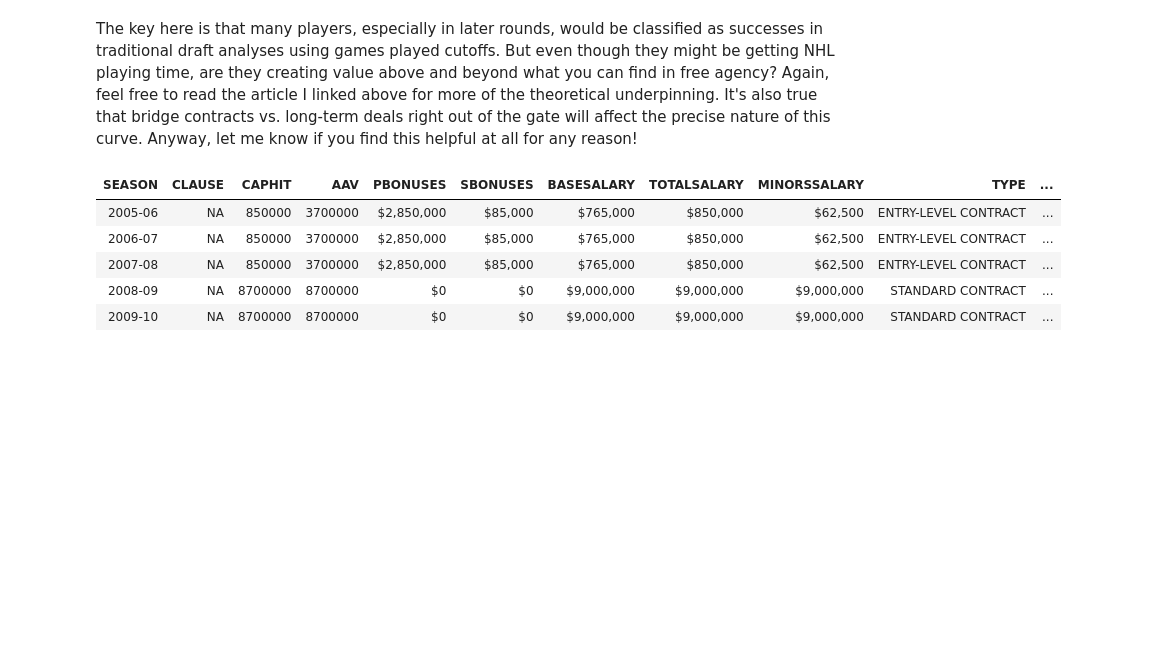
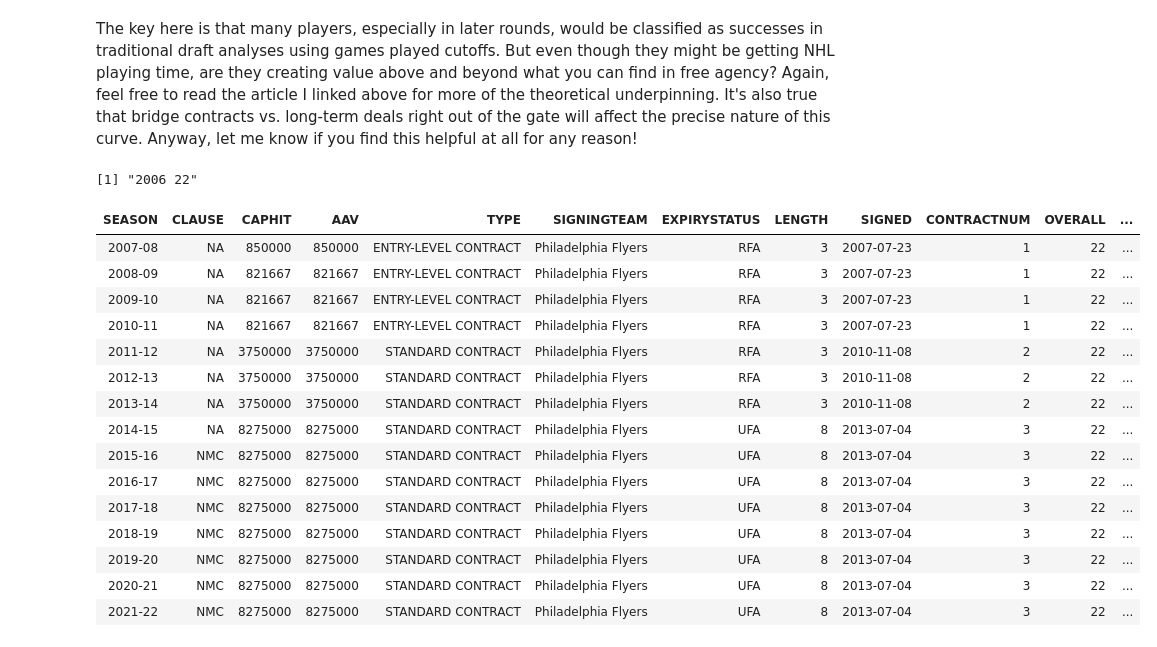
Before and after one commit to namitanandakumar/Exercises, a Jupyter notebook: Contract Data.ipynb, the cells around one changed output. Saved outputs shown, nothing was run; the diff lists cells and outputs as text; code cells hidden in the pictures; blank space fills up the shorter version.

```diff
--- a/Contract Data.ipynb
+++ b/Contract Data.ipynb
@@ -217,13 +217,23 @@ ggplot(second[sample(nrow(second)),],aes(OVERALL,DIFF/1000000)) +
 [figure]
 # %% [markdown]
 The key here is that many players, especially in later rounds, would be classified as successes in traditional draft analyses using games played cutoffs. But even though they might be getting NHL playing time, are they creating value above and beyond what you can find in free agency? Again, feel free to read the article I linked above for more of the theoretical underpinning. It's also true that bridge contracts vs. long-term deals right out of the gate will affect the precise nature of this curve. Anyway, let me know if you find this helpful at all for any reason!
-# %%
-library(xtable)
-xtable(contracts[1:5,])
-# %% [output]
-| SEASON | CLAUSE | CAPHIT | AAV | PBONUSES | SBONUSES | BASESALARY | TOTALSALARY | MINORSSALARY | TYPE | ... |
-| 2005-06 | NA | 850000 | 3700000 | $2,850,000 | $85,000 | $765,000 | $850,000 | $62,500 | ENTRY-LEVEL CONTRACT | ... |
-| 2006-07 | NA | 850000 | 3700000 | $2,850,000 | $85,000 | $765,000 | $850,000 | $62,500 | ENTRY-LEVEL CONTRACT | ... |
-| 2007-08 | NA | 850000 | 3700000 | $2,850,000 | $85,000 | $765,000 | $850,000 | $62,500 | ENTRY-LEVEL CONTRACT | ... |
-| 2008-09 | NA | 8700000 | 8700000 | $0 | $0 | $9,000,000 | $9,000,000 | $9,000,000 | STANDARD CONTRACT | ... |
-| 2009-10 | NA | 8700000 | 8700000 | $0 | $0 | $9,000,000 | $9,000,000 | $9,000,000 | STANDARD CONTRACT | ... |
+# %%
+player_contracts_cf('https://www.capfriendly.com/players/claude-giroux')[,c(1:4,10:19)]
+# %% [output]
+[1] "2006 22"
+| SEASON | CLAUSE | CAPHIT | AAV | TYPE | SIGNINGTEAM | EXPIRYSTATUS | LENGTH | SIGNED | CONTRACTNUM | OVERALL | ... |
+| 2007-08 | NA | 850000 | 850000 | ENTRY-LEVEL CONTRACT | Philadelphia Flyers | RFA | 3 | 2007-07-23 | 1 | 22 | ... |
+| 2008-09 | NA | 821667 | 821667 | ENTRY-LEVEL CONTRACT | Philadelphia Flyers | RFA | 3 | 2007-07-23 | 1 | 22 | ... |
+| 2009-10 | NA | 821667 | 821667 | ENTRY-LEVEL CONTRACT | Philadelphia Flyers | RFA | 3 | 2007-07-23 | 1 | 22 | ... |
+| 2010-11 | NA | 821667 | 821667 | ENTRY-LEVEL CONTRACT | Philadelphia Flyers | RFA | 3 | 2007-07-23 | 1 | 22 | ... |
+| 2011-12 | NA | 3750000 | 3750000 | STANDARD CONTRACT | Philadelphia Flyers | RFA | 3 | 2010-11-08 | 2 | 22 | ... |
+| 2012-13 | NA | 3750000 | 3750000 | STANDARD CONTRACT | Philadelphia Flyers | RFA | 3 | 2010-11-08 | 2 | 22 | ... |
+| 2013-14 | NA | 3750000 | 3750000 | STANDARD CONTRACT | Philadelphia Flyers | RFA | 3 | 2010-11-08 | 2 | 22 | ... |
+| 2014-15 | NA | 8275000 | 8275000 | STANDARD CONTRACT | Philadelphia Flyers | UFA | 8 | 2013-07-04 | 3 | 22 | ... |
+| 2015-16 | NMC | 8275000 | 8275000 | STANDARD CONTRACT | Philadelphia Flyers | UFA | 8 | 2013-07-04 | 3 | 22 | ... |
+| 2016-17 | NMC | 8275000 | 8275000 | STANDARD CONTRACT | Philadelphia Flyers | UFA | 8 | 2013-07-04 | 3 | 22 | ... |
+| 2017-18 | NMC | 8275000 | 8275000 | STANDARD CONTRACT | Philadelphia Flyers | UFA | 8 | 2013-07-04 | 3 | 22 | ... |
+| 2018-19 | NMC | 8275000 | 8275000 | STANDARD CONTRACT | Philadelphia Flyers | UFA | 8 | 2013-07-04 | 3 | 22 | ... |
+| 2019-20 | NMC | 8275000 | 8275000 | STANDARD CONTRACT | Philadelphia Flyers | UFA | 8 | 2013-07-04 | 3 | 22 | ... |
+| 2020-21 | NMC | 8275000 | 8275000 | STANDARD CONTRACT | Philadelphia Flyers | UFA | 8 | 2013-07-04 | 3 | 22 | ... |
+| 2021-22 | NMC | 8275000 | 8275000 | STANDARD CONTRACT | Philadelphia Flyers | UFA | 8 | 2013-07-04 | 3 | 22 | ... |
```
